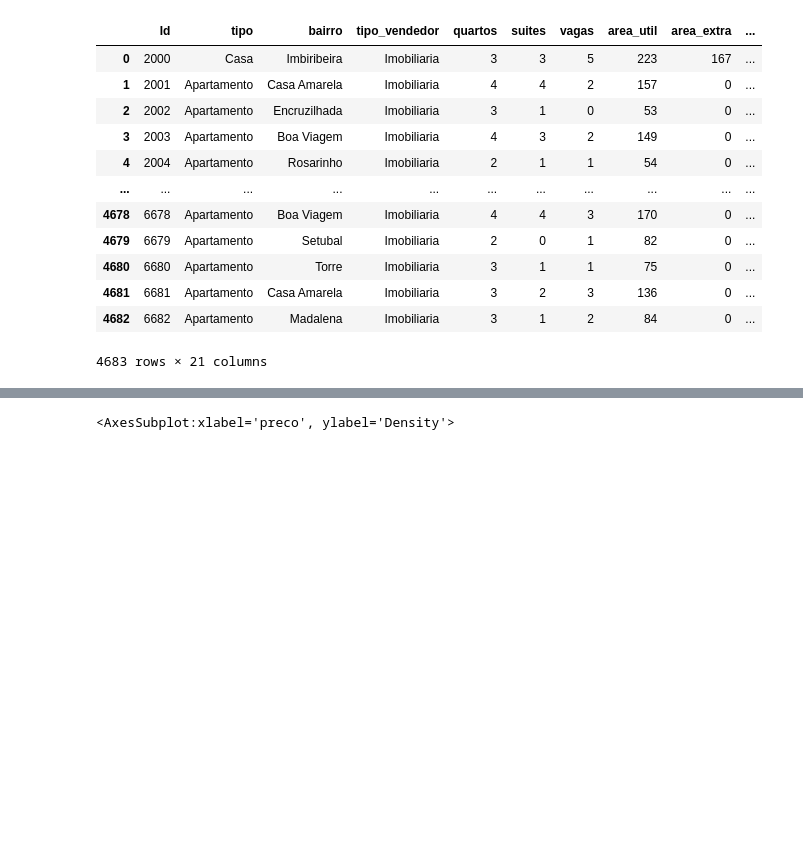
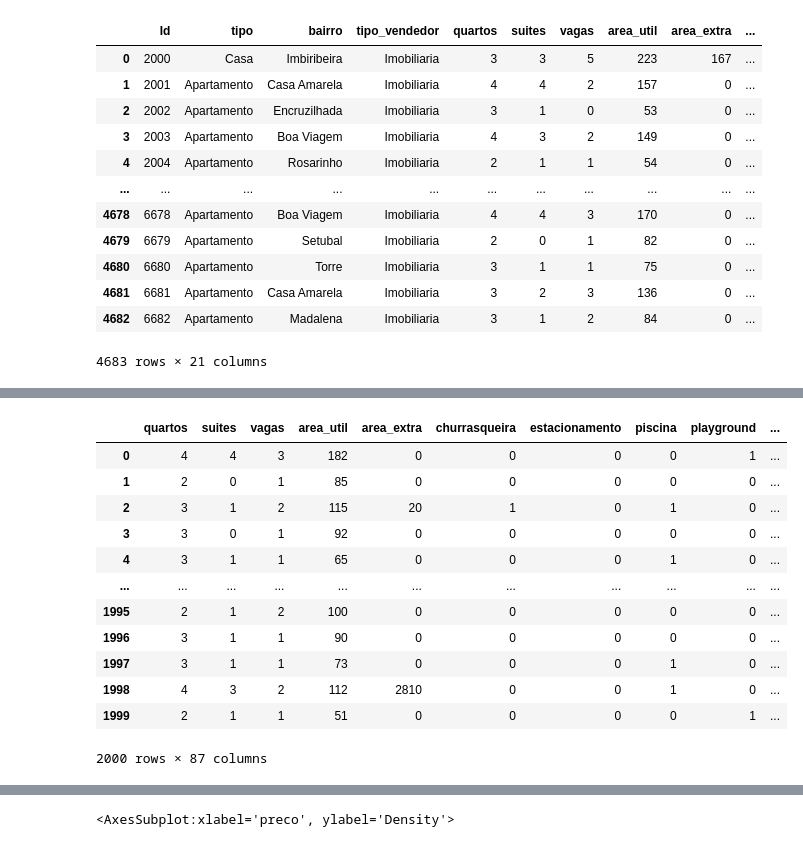
Before and after one commit to phelipefrancesco/-UFRJ-EEL891---2021.01---Trabalho-2, a Jupyter notebook: eel891.ipynb, the cells around one changed output, grey strips where cells are left out. Cells and saved outputs as stored; diff of their text form; code cells hidden in the pictures; blank space fills up the shorter version.

```diff
--- a/eel891.ipynb
+++ b/eel891.ipynb
@@ -47,0 +108,29 @@ train_set
+# %%
+from sklearn import preprocessing
+cols = ["tipo", "bairro", "tipo_vendedor"]
+
+if training:
+    one_hot_encoder = preprocessing.OneHotEncoder(handle_unknown="ignore")
+    one_hot_encoder.fit(df[cols])
+
+one_hot_encoded_columns = one_hot_encoder.transform(df[cols]).toarray()
+# one_hot_encoder.get_feature_names()
+
+ohe_df = pd.DataFrame(one_hot_encoded_columns, columns=one_hot_encoder.get_feature_names())
+
+df = pd.concat([df, ohe_df], axis=1).drop(cols, axis=1)
+df
+# %% [output]
+|  | quartos | suites | vagas | area_util | area_extra | churrasqueira | estacionamento | piscina | playground | ... |
+| 0 | 4 | 4 | 3 | 182 | 0 | 0 | 0 | 0 | 1 | ... |
+| 1 | 2 | 0 | 1 | 85 | 0 | 0 | 0 | 0 | 0 | ... |
+| 2 | 3 | 1 | 2 | 115 | 20 | 1 | 0 | 1 | 0 | ... |
+| 3 | 3 | 0 | 1 | 92 | 0 | 0 | 0 | 0 | 0 | ... |
+| 4 | 3 | 1 | 1 | 65 | 0 | 0 | 0 | 1 | 0 | ... |
+| ... | ... | ... | ... | ... | ... | ... | ... | ... | ... | ... |
+| 1995 | 2 | 1 | 2 | 100 | 0 | 0 | 0 | 0 | 0 | ... |
+| 1996 | 3 | 1 | 1 | 90 | 0 | 0 | 0 | 0 | 0 | ... |
+| 1997 | 3 | 1 | 1 | 73 | 0 | 0 | 0 | 1 | 0 | ... |
+| 1998 | 4 | 3 | 2 | 112 | 2810 | 0 | 0 | 1 | 0 | ... |
+| 1999 | 2 | 1 | 1 | 51 | 0 | 0 | 0 | 0 | 1 | ... |
+2000 rows × 87 columns
```
Also changed, not shown: parts of 24 cells of this notebook, 1 other file.
